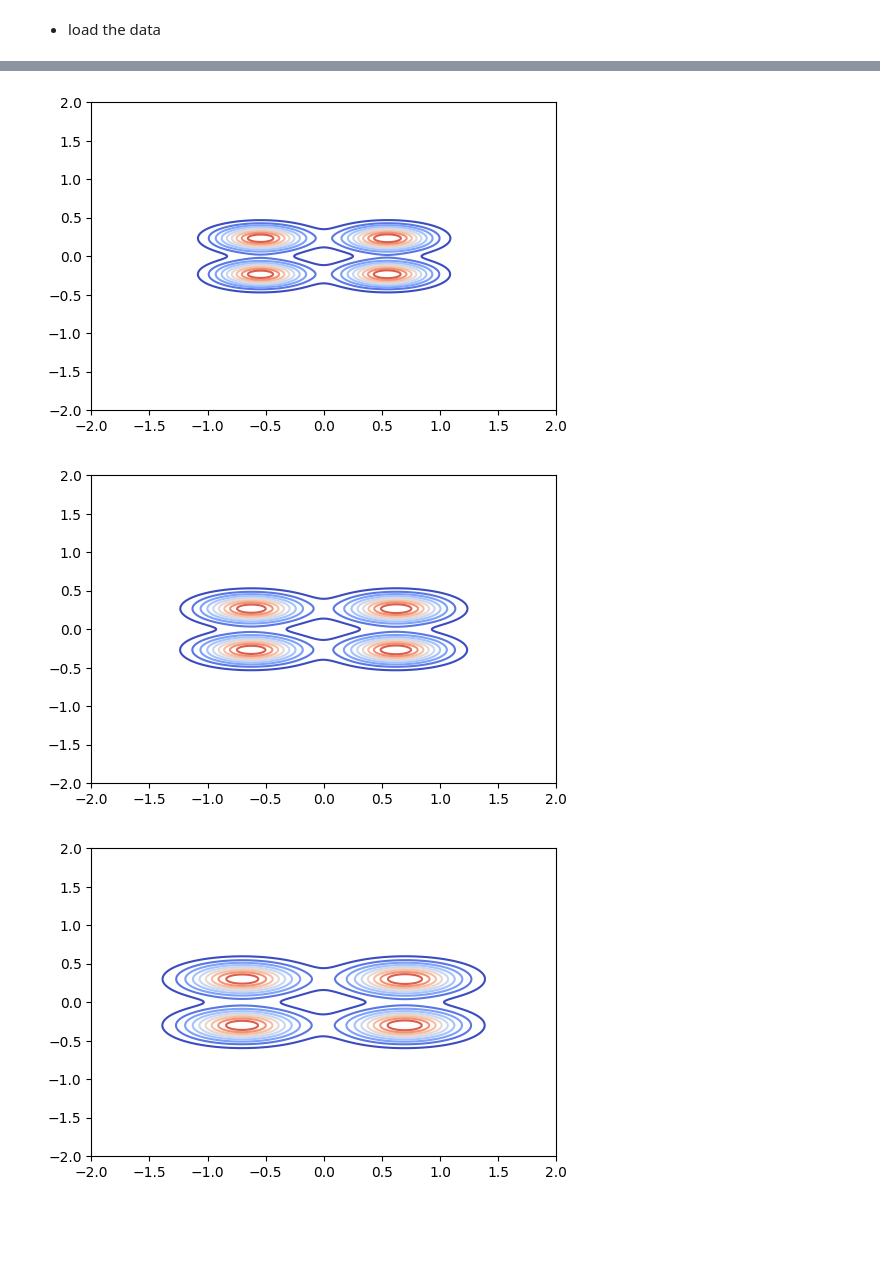
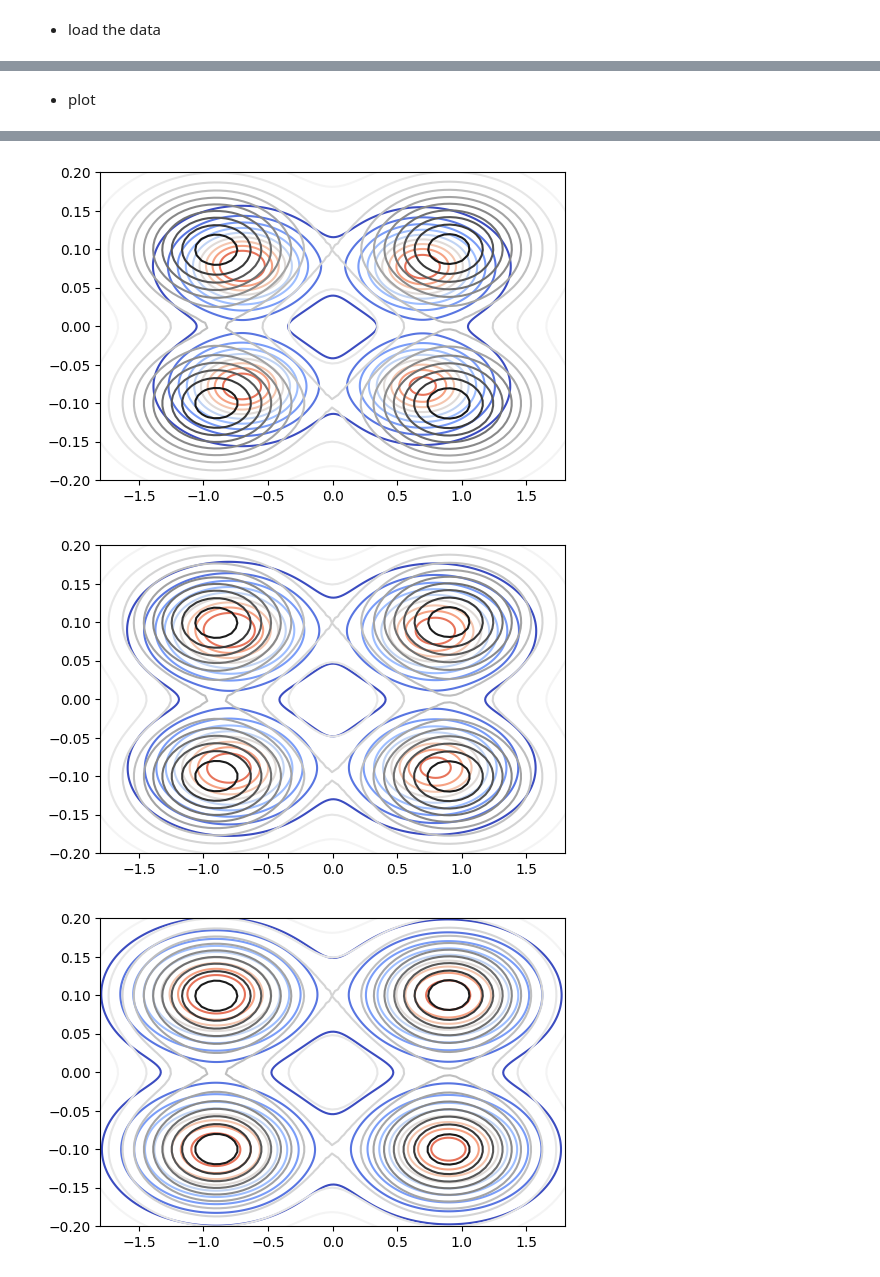
Before and after one commit to zweinalbereicht/flow-matching, a Jupyter notebook: notebooks/01-kappagmm_analysis.ipynb, the cells around one changed output, grey strips where cells are left out. Cells and saved outputs as stored; diff of their text form; code cells hidden in the pictures; blank space fills up the shorter version.

```diff
--- a/notebooks/01-kappagmm_analysis.ipynb
+++ b/notebooks/01-kappagmm_analysis.ipynb
@@ -10,6 +10,7 @@ import seaborn as sns
 # %%
-dim=32
-output_dir = Path(f'../outputs/cfm/kappagmm_{dim}_0.3')
+dim=256
+kappa = 0.1
+output_dir = Path(f'../outputs/cfm/kappagmm_{dim}_{kappa}')
 mus = torch.load(output_dir / 'mus.pt')
 m1 = (mus[0] + mus[1]) / 2
 m2 = (mus[0] - mus[1]) / 2
@@ -25,4 +24,18 @@ p1.shape
+# %%
+ref_samples = (mus.unsqueeze(0) + torch.randn((nsamples // 4, *mus.shape), device=mus.device)).reshape(-1,dim)
+r1 = (ref_samples @ m1 / dim).cpu().numpy()
+r2 = (ref_samples @ m2 / dim).cpu().numpy()
+# %% [markdown]
+- plot
 # %%
+# Pre-compute reference KDE once
+kde_ref = gaussian_kde(np.vstack([r1, r2]), bw_method=0.5)
+# Pre-evaluate on a fixed grid once
+x_grid = np.linspace(2 * r1.min(), 2 * r1.max(), 100)
+y_grid = np.linspace(2 * r2.min(), 2 * r2.max(), 100)
+X, Y = np.meshgrid(x_grid, y_grid)
+Z = kde_ref(np.vstack([X.ravel(), Y.ravel()])).reshape(X.shape)
+
 for i in range(p1.shape[0]):
 
     fig, ax = plt.subplots(1, 1, figsize=(6, 4))
@@ -35,8 +48,20 @@ for i in range(p1.shape[0]):
                 levels=10,       # number of iso-density levels
                 bw_adjust=2.0,
             )
-    ax.set_xlim(-2, 2)
-    ax.set_ylim(-2, 2)
+
+    # use precomputed for reference
+    ax.contour(X, Y, Z, levels=10, cmap='Greys')
+    # sns.kdeplot(
+    #             x=r1,
+    #             y=r2,
+    #             ax=ax,
+    #             cmap='Greys',
+    #             fill=False,      # no fill, just contour lines
+    #             levels=10,       # number of iso-density levels
+    #             bw_adjust=2.0,
+    #         )
+    ax.set_xlim(-2 * (1-kappa), 2 * (1-kappa))
+    ax.set_ylim(-2 * kappa, 2 * kappa)
     plt.show()
 # ax.set_title(f"Basis {i}")
 # %% [output]
@@ -50,3 +75,3 @@ for i in range(p1.shape[0]):
-[figure, old version]
+[figure, new version]
-[figure, old version]
+[figure, new version]
-[figure, old version]
+[figure, new version]
```
Also changed, not shown: parts of 6 cells of this notebook, 1 other file.
